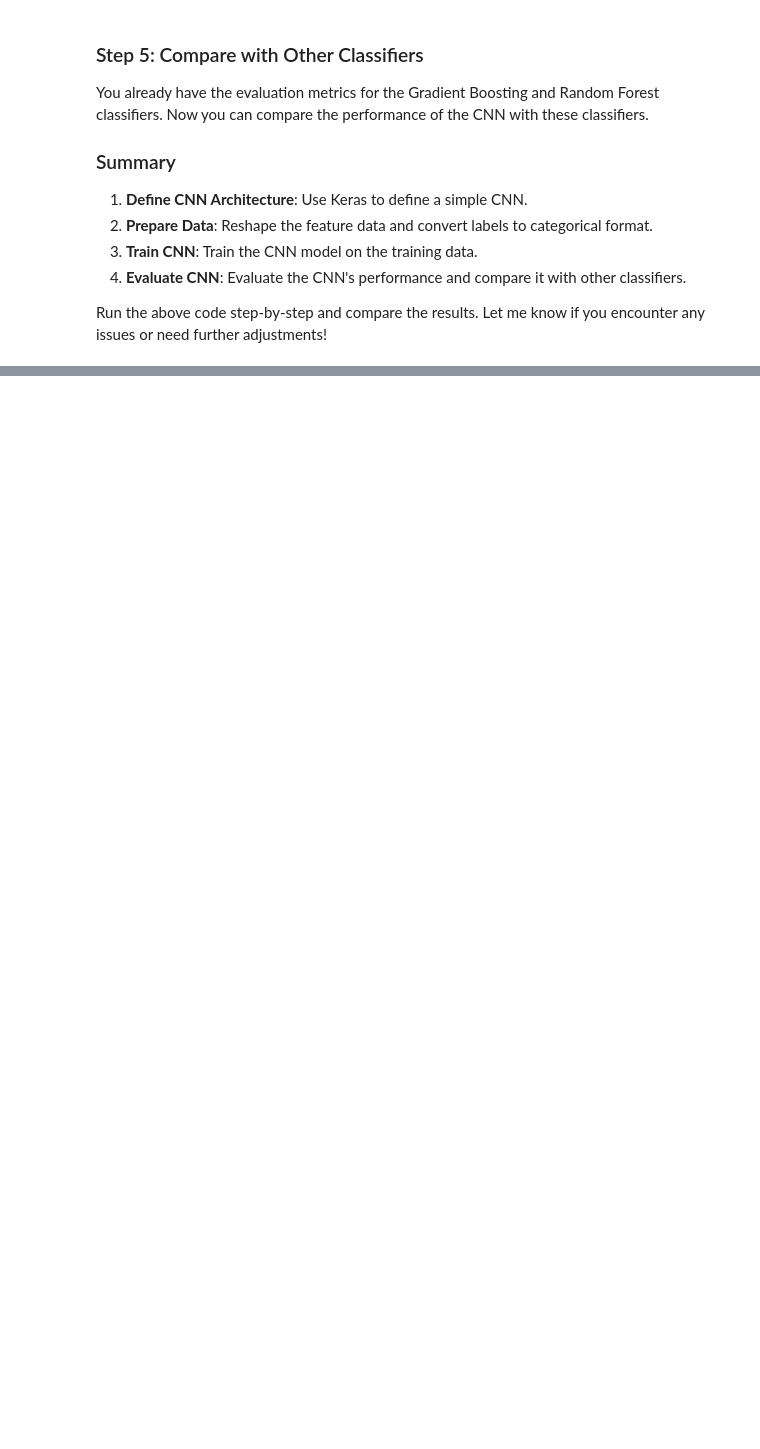
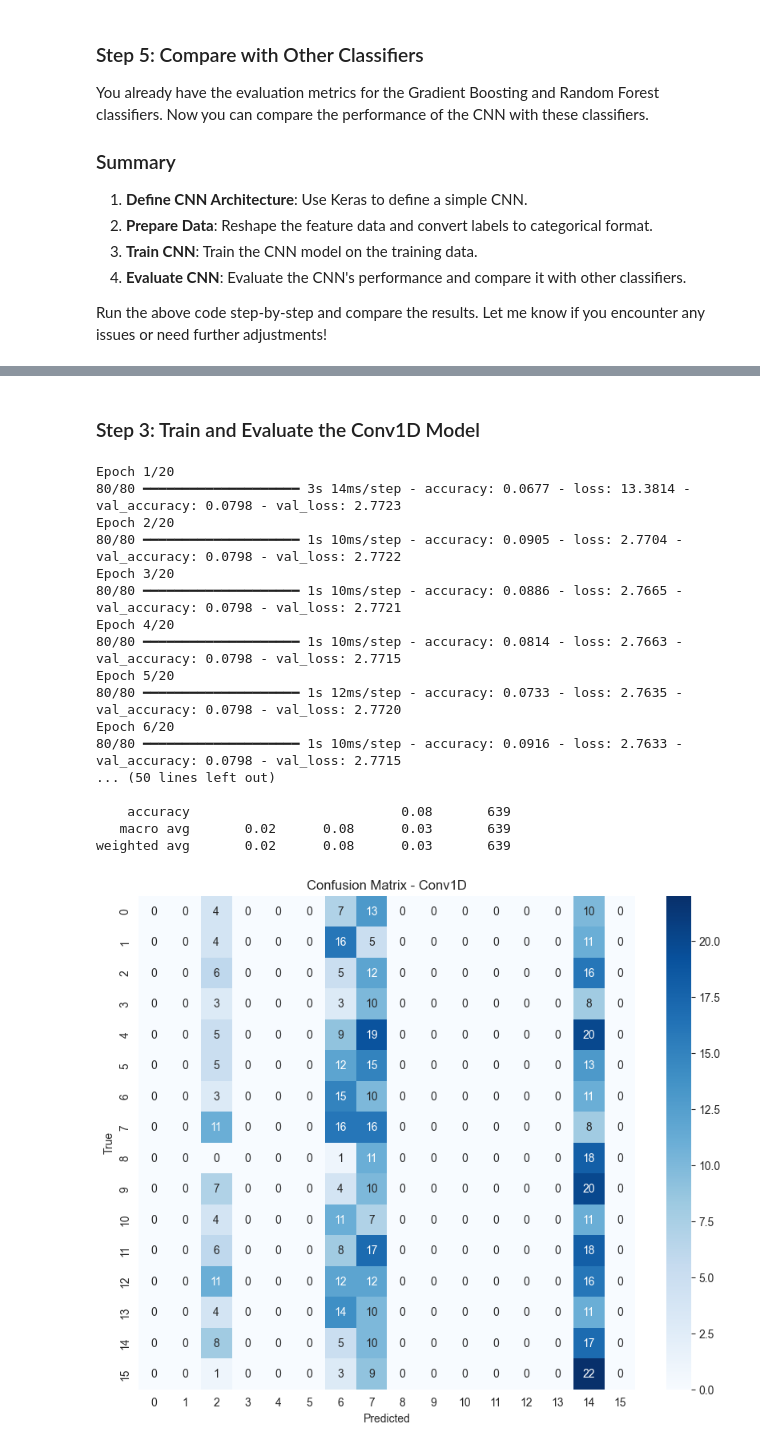
Before and after one commit to wolfram-laube/mlpc-project_team-park, a Jupyter notebook: task_4/fastlane.ipynb, the cells around one changed output, grey strips where cells are left out. Cells and saved outputs as stored; diff of their text form; code cells hidden in the pictures; blank space fills up the shorter version.

```diff
--- a/task_4/fastlane.ipynb
+++ b/task_4/fastlane.ipynb
@@ -580,0 +697,25 @@ Run the above code step-by-step and compare the results. Let me know if you enco
+# %%
+# Pad spectrograms to have the same shape
+padded_spectrograms = []
+for file_name, command, spectrogram in spectrogram_data:
+    pad_width = max_shape[1] - spectrogram.shape[1]
+    padded_spectrogram = np.pad(spectrogram, ((0, 0), (0, pad_width)), mode='constant')
+    padded_spectrograms.append((file_name, command, padded_spectrogram))
+
+# Convert to numpy arrays and reshape
+X_spectrogram = np.array([s for _, _, s in padded_spectrograms])
+X_spectrogram = X_spectrogram[..., np.newaxis]  # Add channel dimension
+y_spectrogram = np.array([command for _, command, _ in padded_spectrograms])
+
+# Encode string labels to numeric labels
+y_encoded = label_encoder.transform(y_spectrogram)
+y_categorical = to_categorical(y_encoded)
+
+# Split data into training and validation sets
+X_train, X_val, y_train, y_val = train_test_split(X_spectrogram, y_categorical, test_size=0.2, random_state=42)
+
+# Print shapes for debugging
+print(f"X_train shape: {X_train.shape}")
+print(f"X_val shape: {X_val.shape}")
+print(f"y_train shape: {y_train.shape}")
+print(f"y_val shape: {y_val.shape}")
@@ -580,0 +935,40 @@ Run the above code step-by-step and compare the results. Let me know if you enco
+# %% [markdown]
+### Step 3: Train and Evaluate the Conv1D Model
+# %%
+# Train the Conv1D model
+model.fit(X_train, y_train, epochs=20, batch_size=32, validation_data=(X_val, y_val))
+
+# Evaluate the Conv1D model
+cnn_eval = model.evaluate(X_val, y_val)
+print(f"Conv1D Model Accuracy: {cnn_eval[1]}")
+
+# Make predictions
+y_pred_cnn = model.predict(X_val)
+y_pred_cnn_classes = np.argmax(y_pred_cnn, axis=1)
+y_val_classes = np.argmax(y_val, axis=1)
+
+# Print classification report
+print("Conv1D Classifier Report")
+print(classification_report(y_val_classes, y_pred_cnn_classes, zero_division=0))
+
+# Plot confusion matrix for Conv1D
+plot_confusion_matrix(y_val_classes, y_pred_cnn_classes, labels, title='Confusion Matrix - Conv1D')
+# %% [output]
+Epoch 1/20
+80/80 ━━━━━━━━━━━━━━━━━━━━ 3s 14ms/step - accuracy: 0.0677 - loss: 13.3814 - val_accuracy: 0.0798 - val_loss: 2.7723
+Epoch 2/20
+80/80 ━━━━━━━━━━━━━━━━━━━━ 1s 10ms/step - accuracy: 0.0905 - loss: 2.7704 - val_accuracy: 0.0798 - val_loss: 2.7722
+Epoch 3/20
+80/80 ━━━━━━━━━━━━━━━━━━━━ 1s 10ms/step - accuracy: 0.0886 - loss: 2.7665 - val_accuracy: 0.0798 - val_loss: 2.7721
+Epoch 4/20
+80/80 ━━━━━━━━━━━━━━━━━━━━ 1s 10ms/step - accuracy: 0.0814 - loss: 2.7663 - val_accuracy: 0.0798 - val_loss: 2.7715
+Epoch 5/20
+80/80 ━━━━━━━━━━━━━━━━━━━━ 1s 12ms/step - accuracy: 0.0733 - loss: 2.7635 - val_accuracy: 0.0798 - val_loss: 2.7720
+Epoch 6/20
+80/80 ━━━━━━━━━━━━━━━━━━━━ 1s 10ms/step - accuracy: 0.0916 - loss: 2.7633 - val_accuracy: 0.0798 - val_loss: 2.7715
+... (50 lines left out)
+
+    accuracy                           0.08       639
+   macro avg       0.02      0.08      0.03       639
+weighted avg       0.02      0.08      0.03       639
+[figure, added]
```
Also changed, not shown: parts of 30 cells of this notebook, 7 other files.
